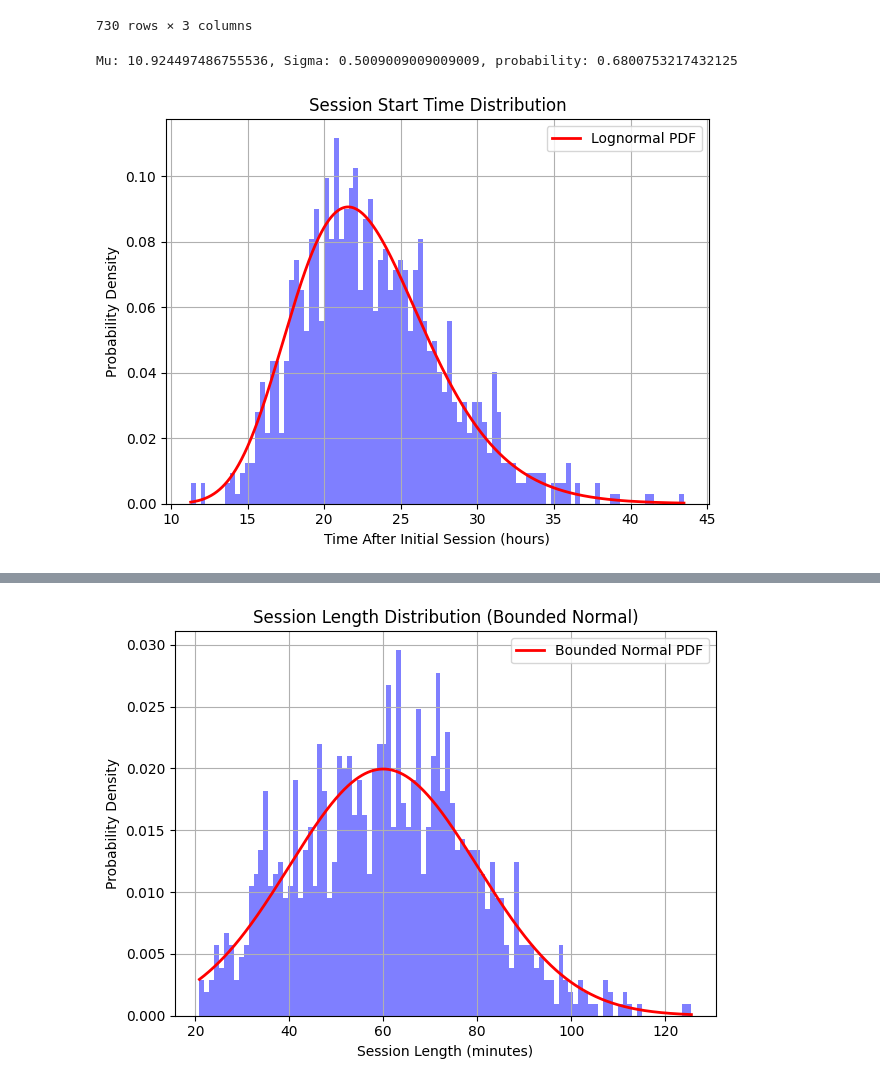
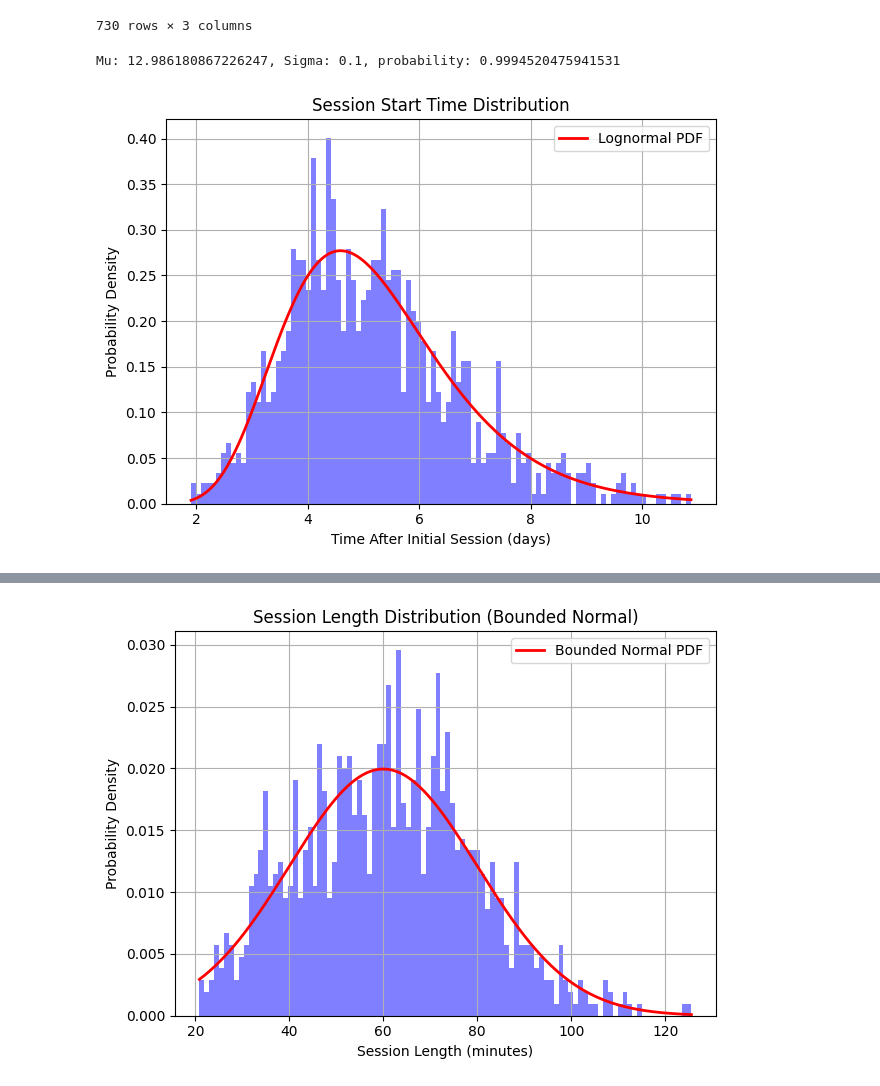
Before and after one commit to pyryjh/Portfolio, a Jupyter notebook: customer_acquisition_analytics/full_workflow.ipynb, the cells around one changed output, grey strips where cells are left out. Drawn from its saved outputs; the diff is of its cells as text; code cells hidden in the pictures.

```diff
--- a/customer_acquisition_analytics/full_workflow.ipynb
+++ b/customer_acquisition_analytics/full_workflow.ipynb
@@ -409,8 +428,8 @@ def cluster_attributes() -> dict:
     a_stats = {}  # Whale
 
     b_stats = {  # Babylonin lammas
-        'session_start_mu': 13.1685,#13.123,
-        'session_start_sigma': 0.1,#0.23
+        'session_start_mu': 12.98,#13.123,
+        'session_start_sigma': 0.3,#0.23
         'session_length_mu': 3600,  # 1 hour in seconds
         'session_length_sigma': 1200,  # 20 minutes in seconds
         'conversion_chance_target': {
@@ -419,7 +438,7 @@ def cluster_attributes() -> dict:
             'c': 0,
             'd': 0,
             'e': 0,
-            'f': 3,
+            'f': 3.5,
             'g': 0
         }
     }
@@ -434,9 +453,24 @@ def cluster_attributes() -> dict:
     e_stats = {}  # Purchase curious
 
     f_stats = {
-        'conversion_chance_target': {
+        # Previous cluster, reactivation chance
+        'a': {},
+        'b': {
             'a': 0,
-            'b': 2,
+            'b': 0.5,
+            'c': 0,
+            'd': 0,
+            'e': 0,
+            'f': 0,
+            'g': 0
+            },
+        'c': {},
+        'd': {},
+        'e': {},
+        'f': {},
+        'g': {
+            'a': 0,
+            'b': 0,
             'c': 0,
             'd': 0,
             'e': 0,
@@ -456,7 +490,7 @@ def cluster_attributes() -> dict:
             'c': 0,
             'd': 0,
             'e': 0,
-            'f': 3,
+            'f': 5,
             'g': 0
         }
     }
@@ -587,28 +621,28 @@ generate.plotly_hourly_distribution(df=df)
 #target_mode = 6 * 24 * 60 * 60  # 6 days in seconds
 #target_range = (5 * 24 * 60 * 60, 7 * 24 * 60 * 60)  # 5 to 7 days in seconds
 
-target_mode = 12 * 60 * 60  # 12 hours in seconds
-target_range = (12 * 60 * 60, 2 * 24 * 60 * 60)  # 12 hours to 2 days in seconds
+target_mode = 5* 24 * 60 * 60  # 5 days hours in seconds
+target_range = (3* 24 * 60 * 60, 7 * 24 * 60 * 60)  # 3 to hours to 7 days in seconds
 
 
 # Find parameters
-mu, sigma, probability = find_lognormal_params(target_mode, target_range, tolerance=0.32)
+mu, sigma, probability = find_lognormal_params(target_mode, target_range, tolerance=0.05)
 print(f"Mu: {mu}, Sigma: {sigma}, probability: {probability}")
 # %% [output]
-Mu: 10.924497486755536, Sigma: 0.5009009009009009, probability: 0.6800753217432125
+Mu: 12.986180867226247, Sigma: 0.1, probability: 0.9994520475941531
 # %%
 cluster_stats = cluster_attributes()
 
 timestamp='2024-01-01 00:00:00'
-mu_g = cluster_stats.get('g').get('session_start_mu')
-sigma_g = cluster_stats.get('g').get('session_start_sigma')
+mu_ = cluster_stats.get('b').get('session_start_mu')
+sigma_ = cluster_stats.get('b').get('session_start_sigma')
 
 plot_session_start_distribution(initial_timestamp=timestamp,
-                                mu=mu_g,
-                                sigma=sigma_g,
+                                mu=mu_,
+                                sigma=0.3,#sigma_,
                                 num_samples=1000,
-                                time_unit='hours'
+                                time_unit='days'
                                 )
 # %% [output]
-[figure, old version]
+[figure, new version]
 First few session start times:
```
Also changed, not shown: parts of 6 cells of this notebook, 1 other file.
